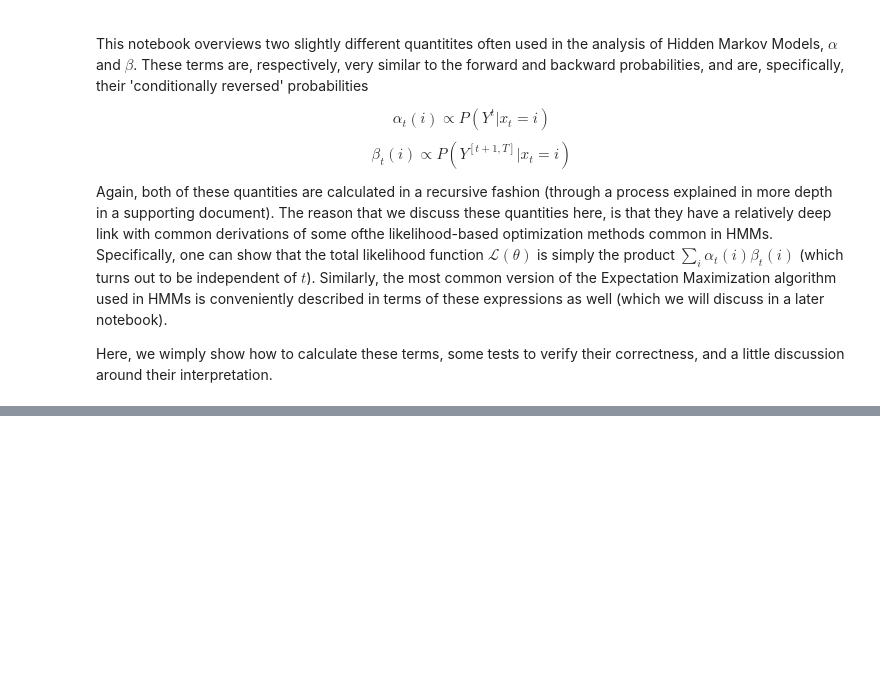
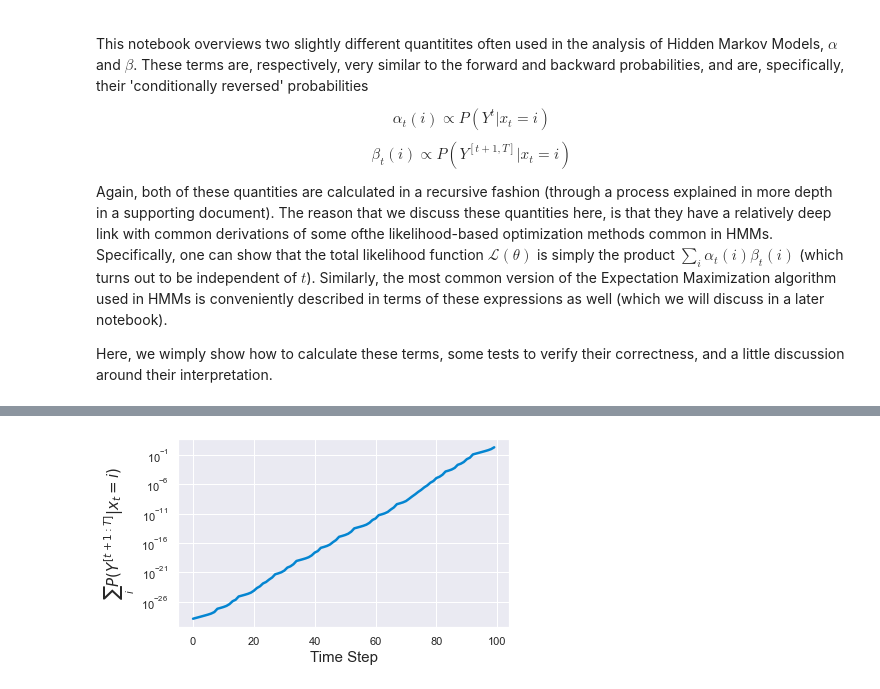
Before and after one commit to StevenJLarge/hmm, a Jupyter notebook: notebooks/tutorials/04-slarge-alpha-beta.ipynb, the cells around one changed output, grey strips where cells are left out. Drawn from its saved outputs; the diff is of its cells as text; code cells hidden in the pictures; blank space fills up the shorter version.

```diff
--- a/notebooks/tutorials/04-slarge-alpha-beta.ipynb
+++ b/notebooks/tutorials/04-slarge-alpha-beta.ipynb
@@ -31,0 +53,14 @@ obs_ts = hmm.get_obs_ts()
+# %%
+
+beta_n = [sum(lkly) for lkly in inf.beta_tracker]
+
+fig, ax = plt.subplots(1, 1, figsize=(6, 3.5))
+
+ax.plot(beta_n, linewidth=2.5, color=sns.xkcd_rgb["cerulean"])
+ax.set_xlabel(r"Time Step", fontsize=15)
+ax.set_ylabel(r"$\sum_i P(Y^{[t+1 : T]} | x_t = i)$", fontsize=15)
+ax.set_yscale('log')
+plt.tight_layout()
+plt.show()
+# %% [output]
+[figure, added]
```
Also changed, not shown: parts of 5 cells of this notebook.
